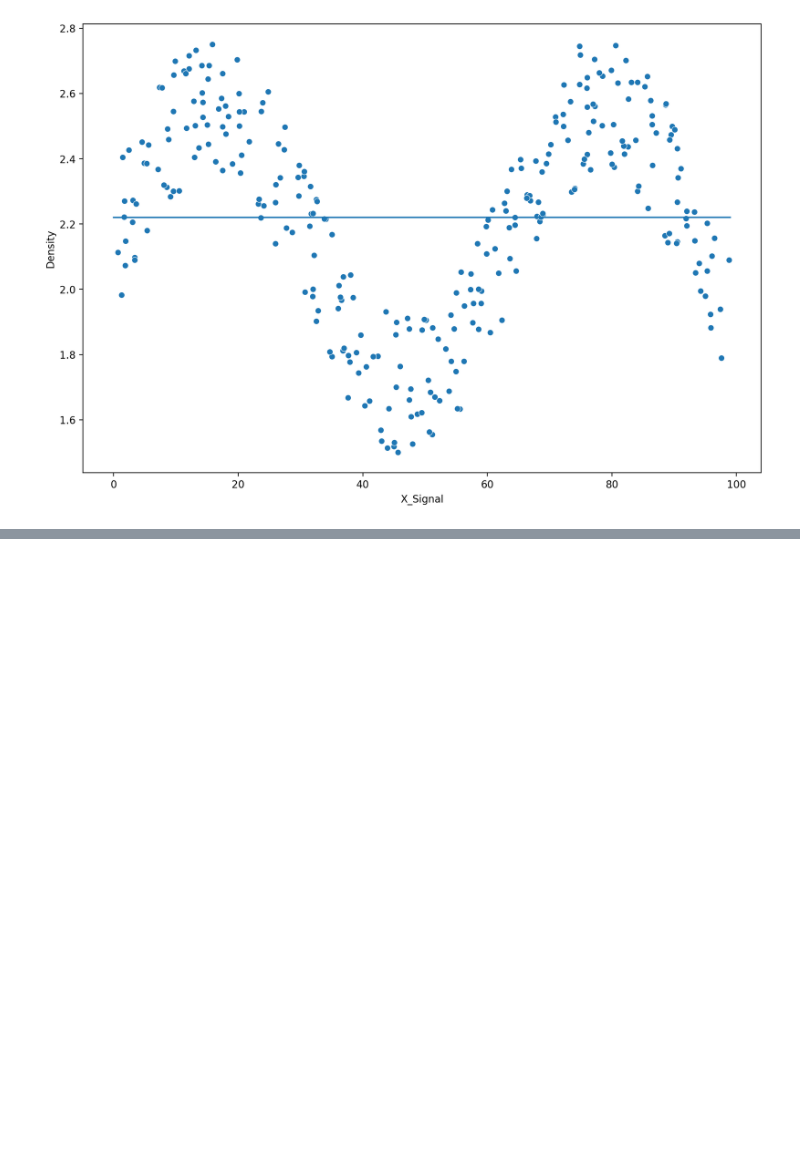
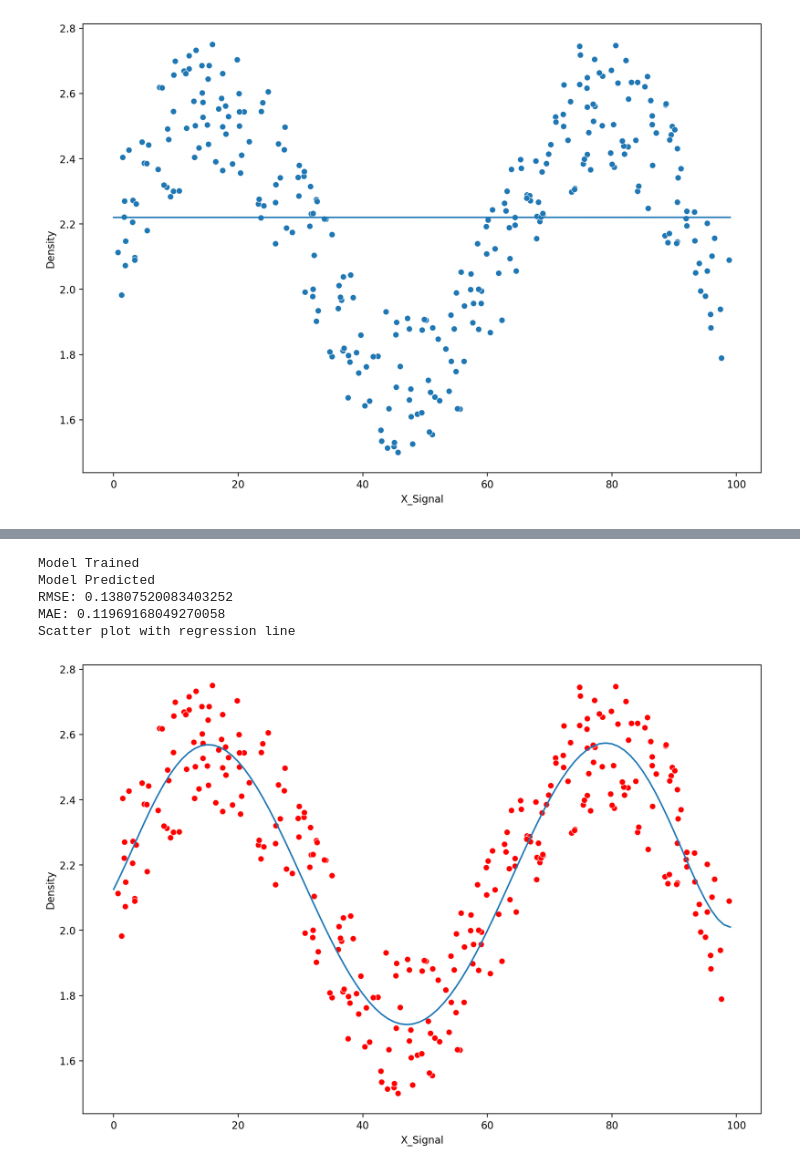
Before and after one commit to DHANA5982/Machine-Learning-with-Python-Lr, a Jupyter notebook: Random Forest/All Regressor Models.ipynb, the cells around one changed output, grey strips where cells are left out. Saved outputs shown, nothing was run; the diff lists cells and outputs as text; code cells hidden in the pictures; blank space fills up the shorter version.

```diff
--- a/Random Forest/All Regressor Models.ipynb
+++ b/Random Forest/All Regressor Models.ipynb
@@ -76,0 +116,11 @@ plt.show()
+# %%
+pipe = make_pipeline(PolynomialFeatures(degree=6), LinearRegression())
+# %%
+run_model(pipe, X_train, y_train, X_test, y_test)
+# %% [output]
+Model Trained
+Model Predicted
+RMSE: 0.13807520083403252
+MAE: 0.11969168049270058
+Scatter plot with regression line
+[figure, added]
```
Also changed, not shown: parts of 5 cells of this notebook.
